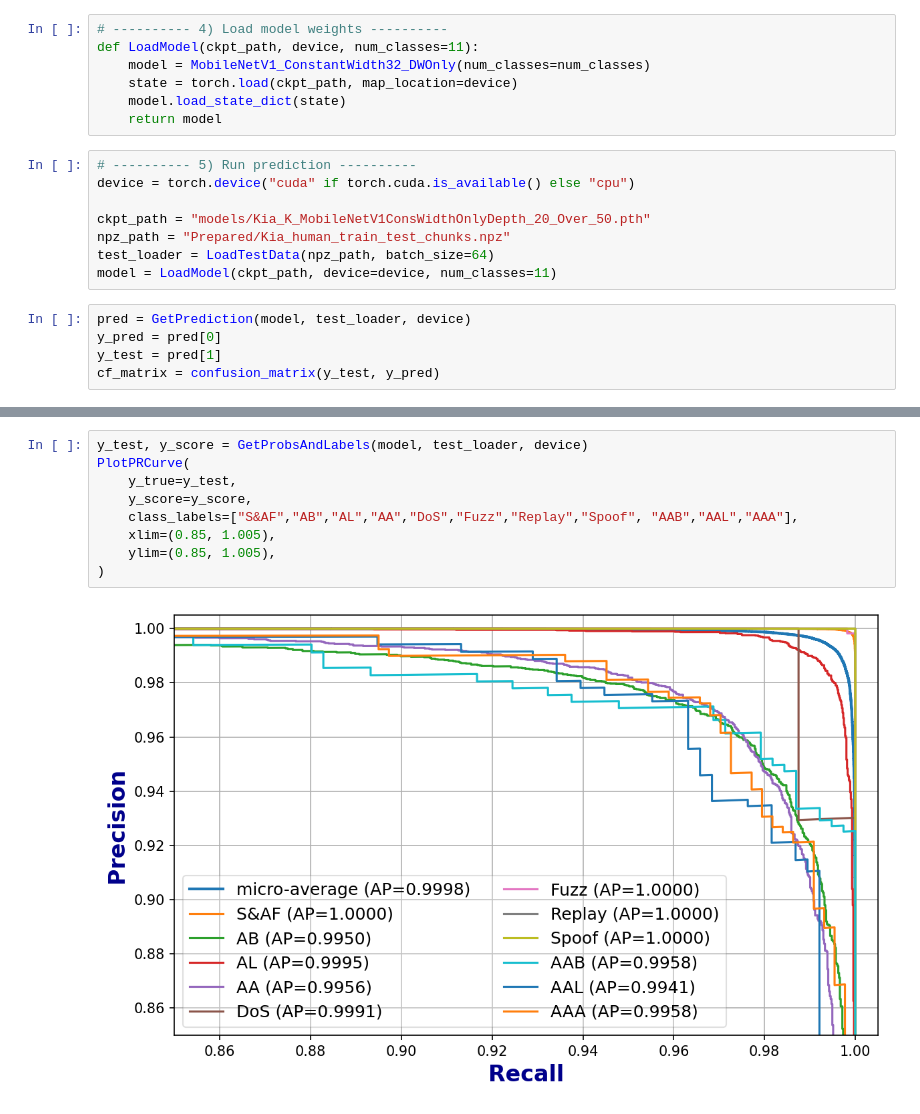
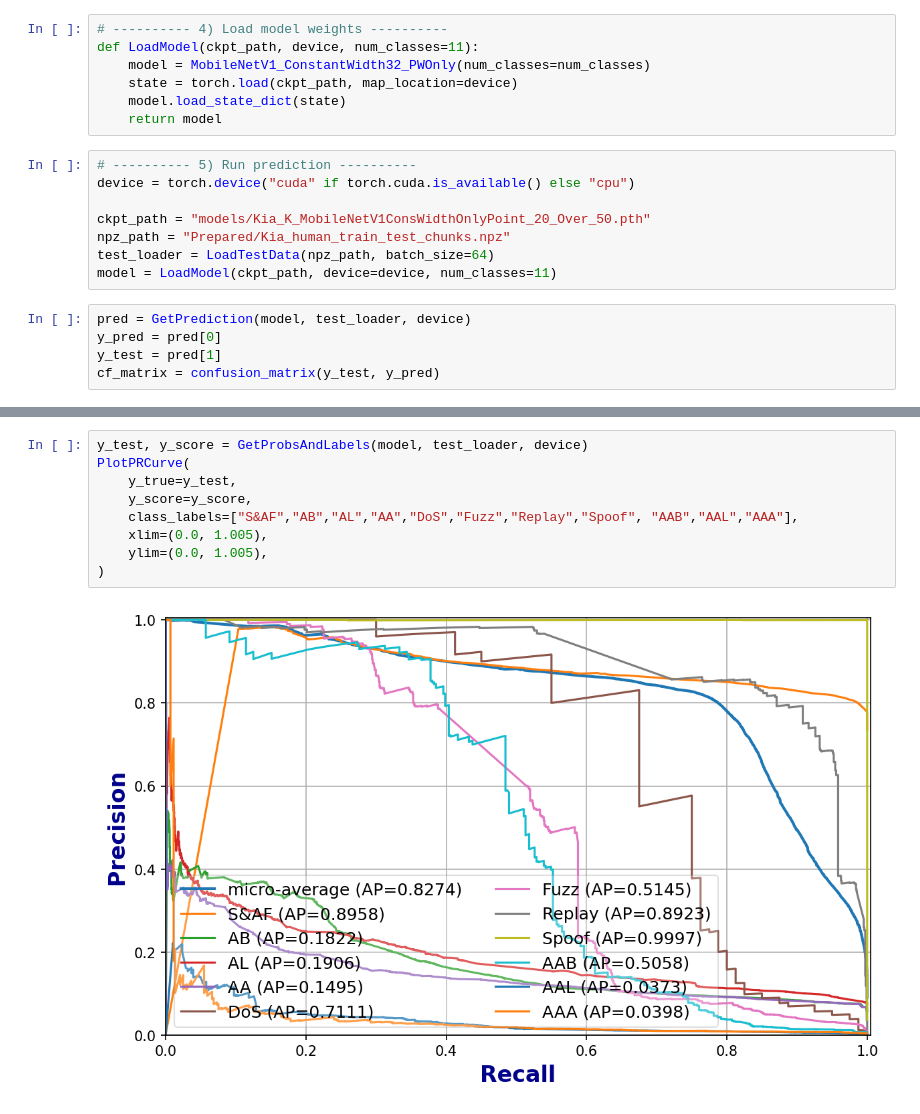
Before and after one commit to Arupreza/UISS, a Jupyter notebook: Kia_Human_MobileNetV1_ConsWidth_only_Point.ipynb, the cells around one changed output, grey strips where cells are left out. Saved outputs shown, nothing was run; the diff lists cells and outputs as text.

```diff
--- a/Kia_Human_MobileNetV1_ConsWidth_only_Point.ipynb
+++ b/Kia_Human_MobileNetV1_ConsWidth_only_Point.ipynb
@@ -292,7 +303,7 @@ from src.metrics import PlotConfusionMatrixKia, ComputeFullMetrics, PlotPRCurve
 # %%
 # ---------- 4) Load model weights ----------
 def LoadModel(ckpt_path, device, num_classes=11):
-    model = MobileNetV1_ConstantWidth32_DWOnly(num_classes=num_classes)
+    model = MobileNetV1_ConstantWidth32_PWOnly(num_classes=num_classes)
     state = torch.load(ckpt_path, map_location=device)
     model.load_state_dict(state)
     return model
@@ -300,7 +311,7 @@ def LoadModel(ckpt_path, device, num_classes=11):
 # ---------- 5) Run prediction ----------
 device = torch.device("cuda" if torch.cuda.is_available() else "cpu")
 
-ckpt_path = "models/Kia_K_MobileNetV1ConsWidthOnlyDepth_20_Over_50.pth"
+ckpt_path = "models/Kia_K_MobileNetV1ConsWidthOnlyPoint_20_Over_50.pth"
 npz_path = "Prepared/Kia_human_train_test_chunks.npz"
 test_loader = LoadTestData(npz_path, batch_size=64)
 model = LoadModel(ckpt_path, device=device, num_classes=11)
@@ -334,11 +345,11 @@ stats_df
 # %%
 y_test, y_score = GetProbsAndLabels(model, test_loader, device)
 PlotPRCurve(
     y_true=y_test,
     y_score=y_score,
     class_labels=["S&AF","AB","AL","AA","DoS","Fuzz","Replay","Spoof", "AAB","AAL","AAA"],
-    xlim=(0.85, 1.005),
-    ylim=(0.85, 1.005),
+    xlim=(0.0, 1.005),
+    ylim=(0.0, 1.005),
 )
 # %% [output]
-[figure, old version]
+[figure, new version]
```
Also changed, not shown: parts of 6 cells of this notebook, 2 other files.
